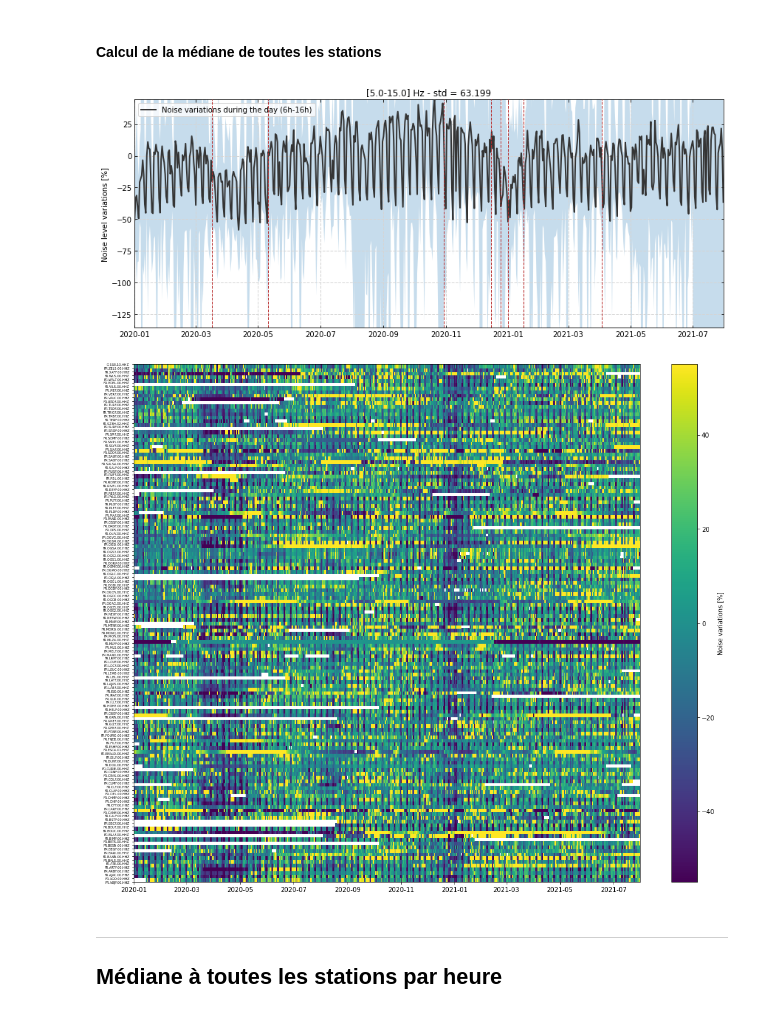
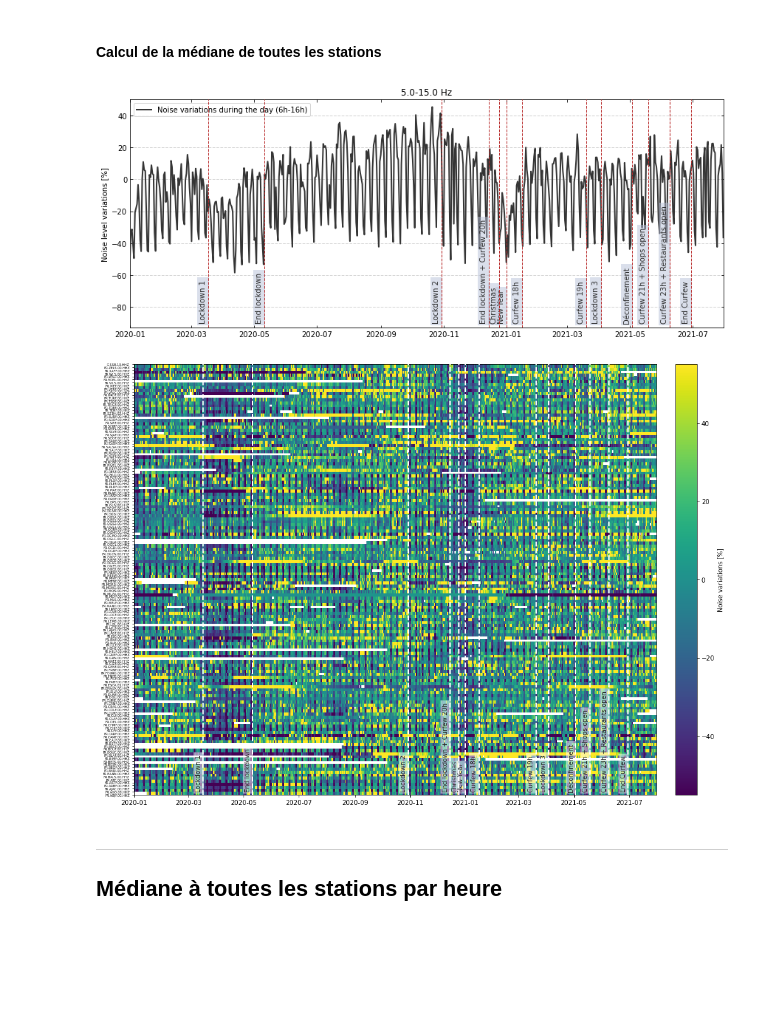
Before and after one commit to FlavienMattern/seismic-noise, a Jupyter notebook: fr_noise_overview.ipynb, the cells around one changed output. Saved outputs shown, nothing was run; the diff lists cells and outputs as text; code cells hidden in the pictures; blank space fills up the shorter version.

Commit message:
Ajout d'un graphe de variations horaires sur la france entière

```diff
--- a/fr_noise_overview.ipynb
+++ b/fr_noise_overview.ipynb
@@ -115,13 +138,22 @@ for j, st_str in tqdm.tqdm(enumerate(list_stations)):
     ax.set_xlabel("Year 2020")
     ax.set_ylabel("Median displacement [m]")
 
-    for desc, t_search in events.items():
-        t_search = pd.Timestamp(t_search)
+    box_txt = dict(boxstyle="square",
+               facecolor='#B7C0D8',
+               edgecolor='none',
+               alpha=0.5)
+
+    for n in range(len(dates_tags)):
+        t_search = dates_tags[n]
+        desc_search = desc_tags[n]
         t_text = t_search - pd.Timedelta("5 days")
         ax.axvline(t_search, ls="--", lw=1, color="#B82A2A", zorder=10)   # Confinement 1
-        ax.text(t_text, -0.85*np.nanquantile(dRMS_med, 0.01), desc, color="#396790", fontsize="medium", rotation=90)   # Confinement 1
+        ax.text(t_text, -0.8*np.nanquantile(dRMS_med, 0.01), desc_search,
+                color="#2B2B2B", fontsize="medium", rotation=90,
+                ha="center", va="bottom",
+                bbox=box_txt)   # Confinement 1
 
-    plt.grid(color="#D5D5D5", linestyle='--', linewidth=1)
+    plt.grid(axis="y", color="#D5D5D5", linestyle='--', linewidth=1)
     plt.tight_layout()
     plt.savefig("RESULTS/FR_2020/noise_stations/{}_{}.png".format(st_str, freq), dpi=300)
     # plt.show()
@@ -177,27 +209,38 @@ ax.set_xlim([dates[0], dates[-1]])
 # ax.set_xlabel("Year 2020")
 ax.set_ylabel("Noise level variations [%]")
 
-for desc, t_search in events.items():
-    t_search = pd.Timestamp(t_search)
+box_txt = dict(boxstyle="square",
+               facecolor='#B7C0D8',
+               edgecolor='none',
+               alpha=0.5)
+
+for n in range(len(dates_tags)):
+    t_search = dates_tags[n]
+    desc_search = desc_tags[n]
     t_text = t_search - pd.Timedelta("5 days")
     ax.axvline(t_search, ls="--", lw=1, color="#B82A2A", zorder=10)   # Confinement 1
-    # ax.text(t_text, 2.8 * np.quantile(noise_fr, 0.05), desc, color="#396790", fontsize="medium", rotation=90)   # Confinement 1
+    ax.text(t_text, -90, desc_search,
+            color="#2B2B2B", fontsize="medium", rotation=90,
+            ha="center", va="bottom",
+            bbox=box_txt)   # Confinement 1
 
 med_var = np.zeros(np.shape(med_values))
 
 for i in range(np.shape(med_var)[0]):
-    sub_list = med_var[i][:]
+    sub_list = med_values[i][:]
     med_var[i][:] = (sub_list - np.nanmedian(sub_list))/np.nanmedian(sub_list) * 100
 
 
 std = np.nanstd(med_var, axis=0)
-plt.fill_between(dates,noise_fr-std,noise_fr+std,alpha=.25)
 
-plt.grid(color="#D5D5D5", linestyle='--', linewidth=1)
+plt.grid(axis="y", color="#D5D5D5", linestyle='--', linewidth=1)
+plt.ylim(-93, 50)
 plt.legend(loc=2)
-plt.title("[{}] Hz - std = {}".format(freq, round(np.nanmedian(std),3)))
+plt.title("{} Hz".format(freq))
 plt.tight_layout()
-plt.savefig("RESULTS/FR_2020/noise_{}Hz_DAY.png".format(freq), dpi=300)
+folder = "RESULTS/FR_2020/hour_{}Hz/".format(freq)
+if not os.path.exists(folder): os.makedirs(folder)
+plt.savefig("RESULTS/FR_2020/hour_{}Hz/noise_DAY.png".format(freq), dpi=300)
 plt.show()
 # %% [output]
-[figure, old version]
+[figure, new version]
@@ -204,13 +268,30 @@ plt.show()
 # %%
-fig, ax = plt.subplots(figsize=(15, 12))
+fig, ax = plt.subplots(figsize=(15, 10))
+
 plt.pcolormesh(dates, st_list, med_var)
-ax.tick_params(axis='y', labelsize=5)
+plt.tick_params(axis='y', labelsize=5)
+
+box_txt = dict(boxstyle="square",
+               facecolor='white',
+               edgecolor='none',
+               alpha=0.5)
+
+for n in range(len(dates_tags)):
+    t_search = dates_tags[n]
+    desc_search = desc_tags[n]
+    t_text = t_search - pd.Timedelta("5 days")
+    plt.axvline(t_search, ls="--", lw=2, color="white", zorder=10)   # Confinement 1
+    plt.text(t_text, 1, desc_search,
+            color="#2B2B2B", fontsize="medium", rotation=90,
+            ha="center", va="bottom",
+            bbox=box_txt)   # Confinement 1
+
 plt.clim(-55, 55)
-plt.colorbar(label='Noise variations [%]')
+plt.colorbar(orientation="vertical", label='Noise variations [%]', pad=0.03)
 plt.tight_layout()
 plt.savefig('RESULTS/FR_2020/all_stations_{}Hz.png'.format(freq), dpi=150)
 # %% [output]
-[figure, old version]
+[figure, new version]
 # %% [markdown]
 ---
 ## Médiane à toutes les stations par heure
```
Also changed, not shown: parts of 6 cells of this notebook.
